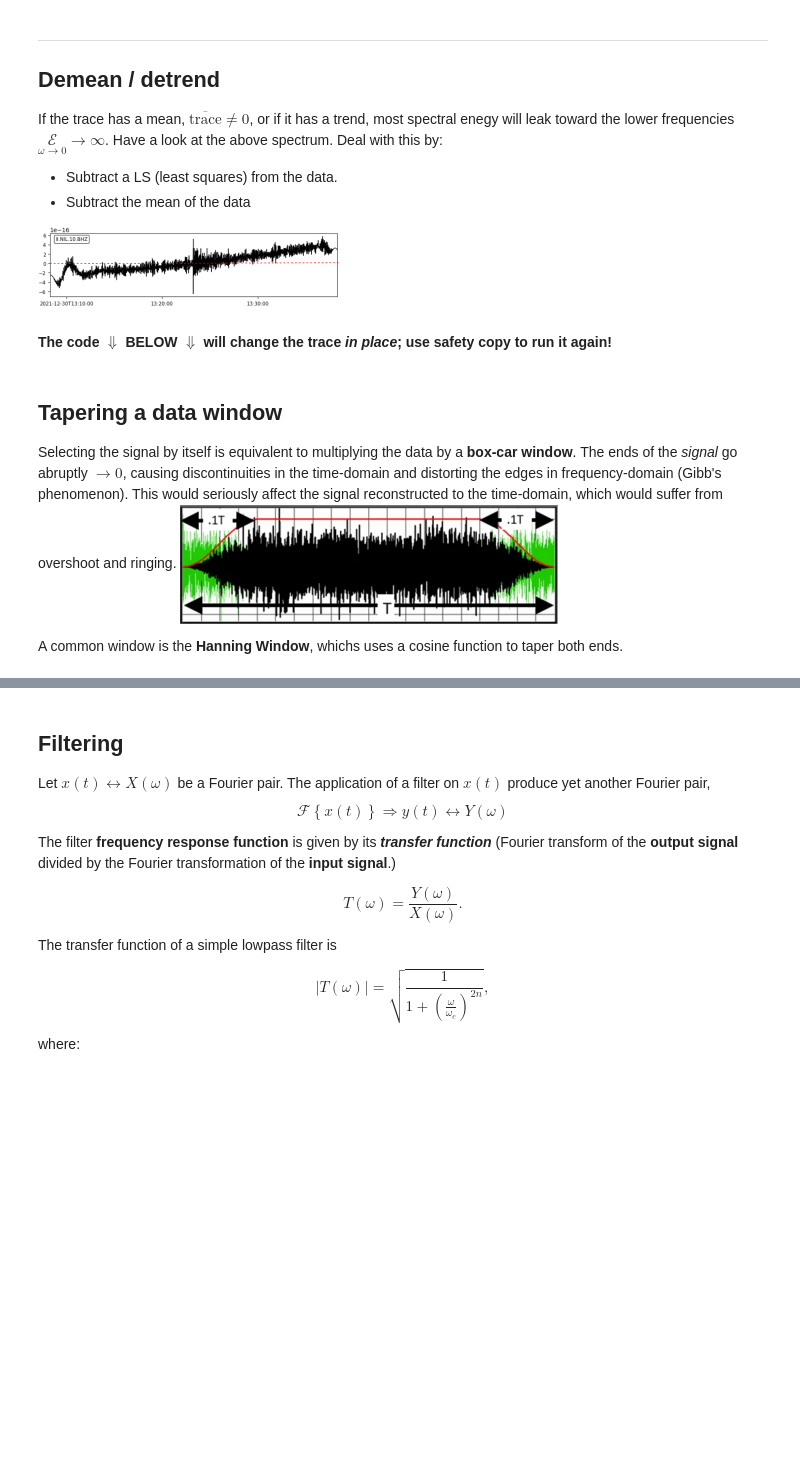
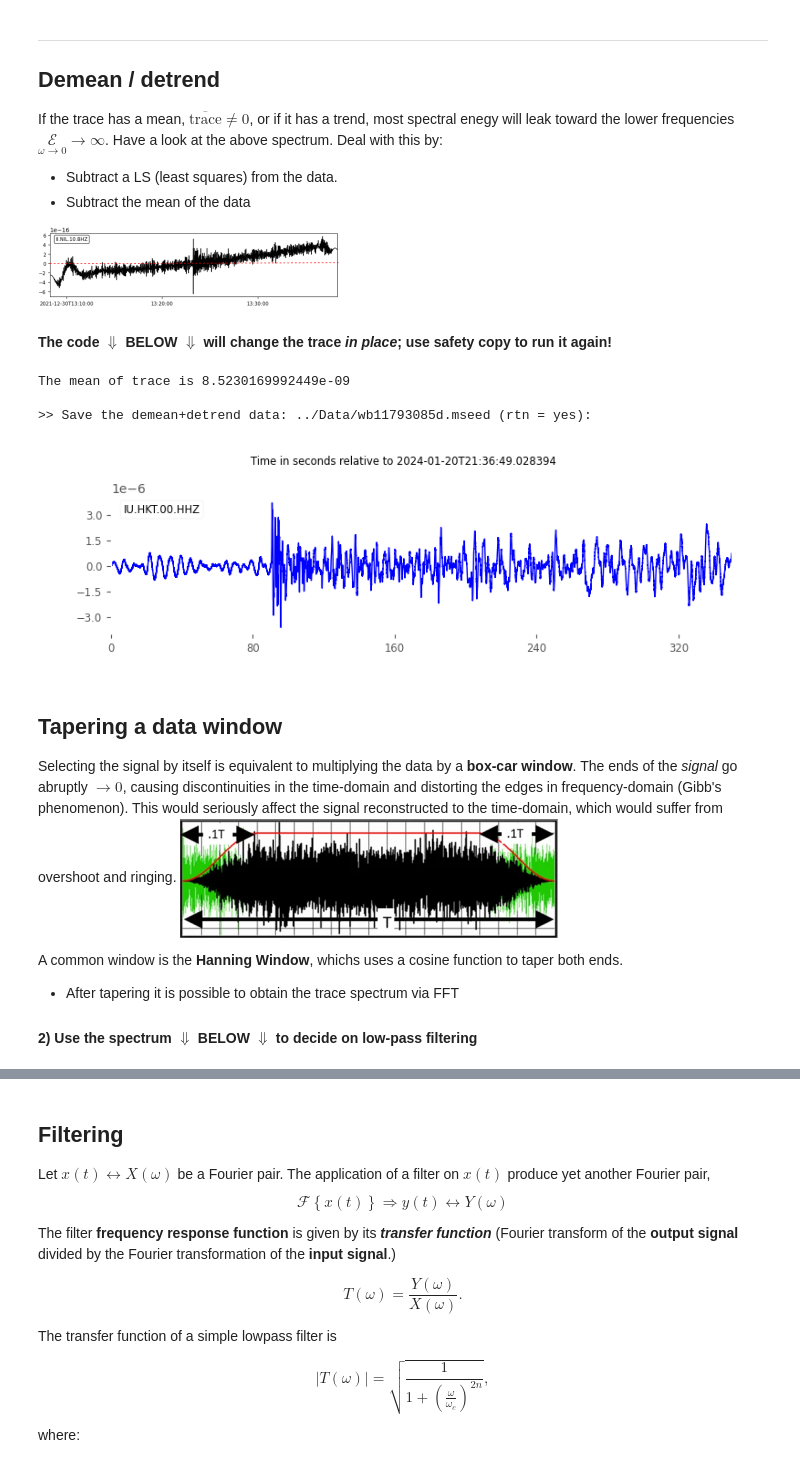
Before and after one commit to jandyr/ProSeisSN, a Jupyter notebook: Unit03/Nbk03.ipynb, the cells around one changed output, grey strips where cells are left out. Cells and saved outputs as stored; diff of their text form; code cells hidden in the pictures; blank space fills up the shorter version.

```diff
--- a/Unit03/Nbk03.ipynb
+++ b/Unit03/Nbk03.ipynb
@@ -109,5 +119,4 @@ st = read(filename)
 print(f"Stream of Acre event at station IU HKT:\n {st}")
 
 #--------  Start a list to record the processing flux in Unit03
-
-Pflux = ['Unit03', 'read '+filename]
+Pflux = ['Unit03 '+filename]
@@ -238,28 +249,44 @@ toward the lower frequencies $\underset{\omega\rightarrow0}{\mathcal{E}}\!\!\!\r
 #### The code $\Downarrow$ BELOW $\Downarrow$ will change the trace *in place*;  use safety copy to run it again!
 # %%
 #Print the data mean. Use np.float64 to assure accuracy
-print(f"The mean of trace amplitudes is {np.mean(trZ.data, dtype=np.float64)}\n")
+print(f"The mean of trace is {np.mean(trZ.data, dtype=np.float64)}\n")
 #            trace data as a nummpy array   <────+───────+
 
 # Remove any linear trend
 trZ.detrend("linear")
 
 # Remove the mean
 trZ.detrend("demean")
 
 # Plot
 #                     +──+─> x-axis in duration (s)
 trZ.plot(color='blue', type='relative', handle=True)
 #                                      +────+─> A matplotlib figure instance
 
 #--------  Append to the processing flux in Unit03
-Pflux.extend( ('linear trend', 'demean') )
+Pflux.extend( ['linear trend', 'demean'] )
+
+#-------- Save the demeaned and detrended data (wb=western-brazil, d=demean+detrend)
+filename = '../Data/wb11793085d' + '.mseed'
+dummy = input(f'>> Save the demean+detrend data: '+filename+' (rtn = yes): \n') or True
+if dummy:
+    trZ.write(filename, format='MSEED')
+#---  Record the processing flux in Unit03
+    Pflux[len(Pflux):] = ['DeMeanTrend '+filename]
 
 #---- A safety copy for an eventual reset in the next cell ----
 tr0 = trZ.copy()
+# %% [output]
+The mean of trace is 8.5230169992449e-09
+
+>> Save the demean+detrend data: ../Data/wb11793085d.mseed (rtn = yes):
+[figure, added]
 # %% [markdown]
 ## Tapering a data window
 Selecting the signal by itself is equivalent to multiplying the data by a **box-car window**. The ends of the *signal* go abruptly $\rightarrow0$, causing discontinuities in the time-domain and distorting the edges in frequency-domain (Gibb's phenomenon). This would seriously affect the signal reconstructed to the time-domain, which would suffer from overshoot and ringing.
 ![image.png](attachment:image.png)
 
 A common window is the **Hanning Window**, whichs uses a cosine function to taper both ends.
+
+- After tapering it is possible to obtain the trace spectrum via FFT
+#### 2) Use the spectrum  $\Downarrow$ BELOW $\Downarrow$ to decide on low-pass filtering
```
Also changed, not shown: parts of 12 cells of this notebook.
